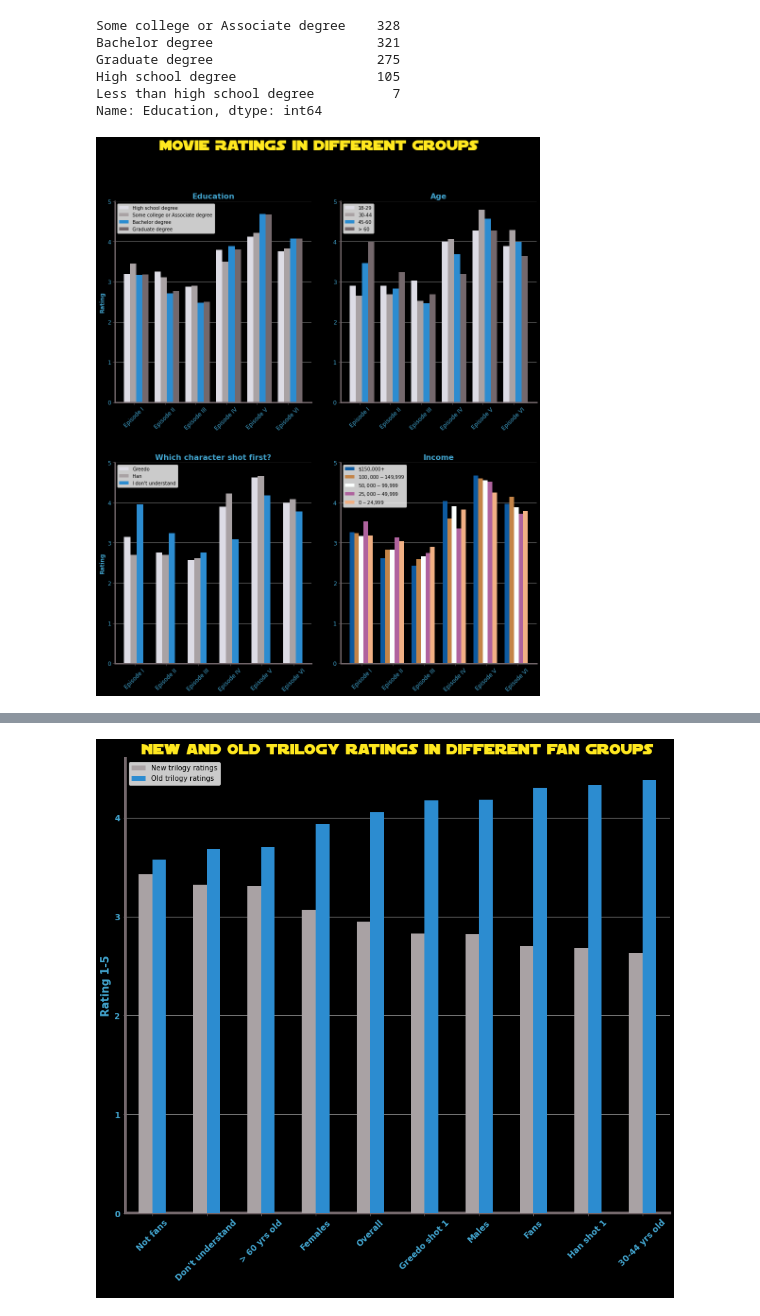
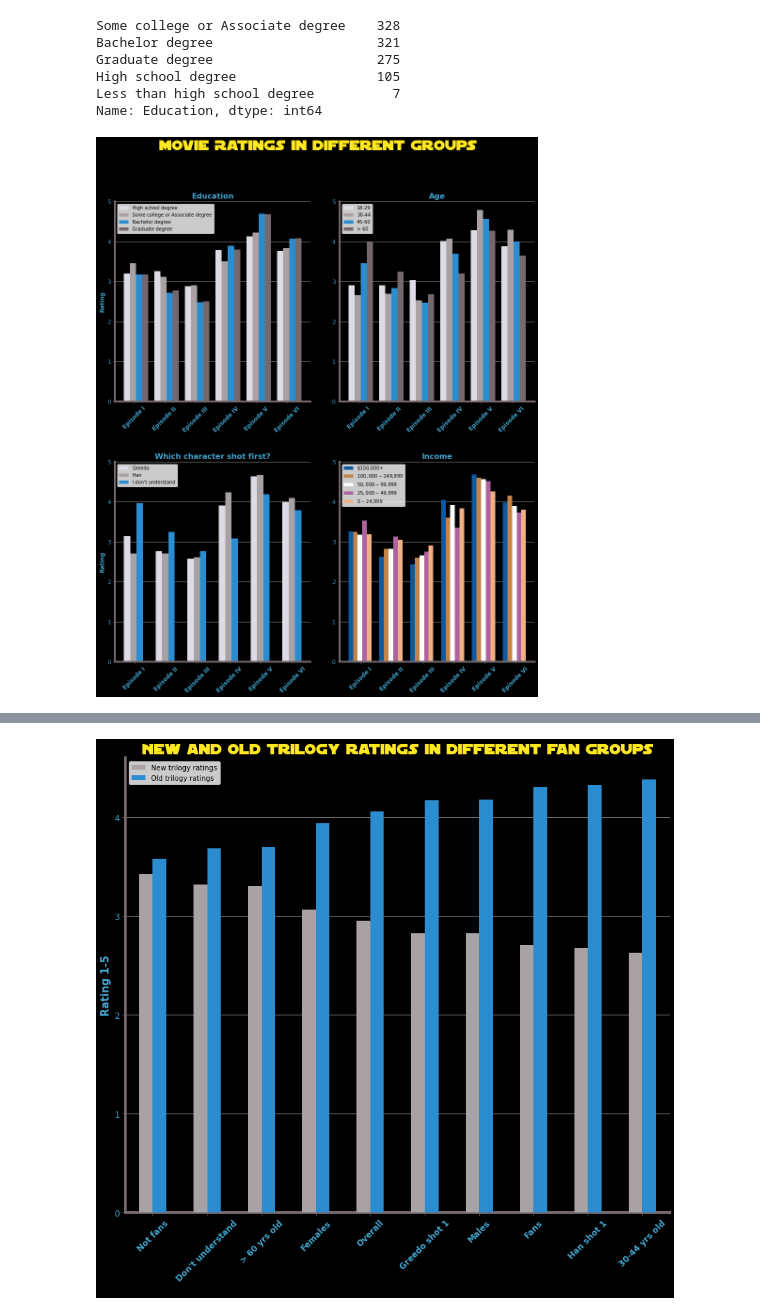
Before and after one commit to grumpyclimber/portfolio, a Jupyter notebook: star_wars/yoda.ipynb, the cells around one changed output, grey strips where cells are left out. Drawn from its saved outputs; the diff is of its cells as text; code cells hidden in the pictures.

```diff
--- a/star_wars/yoda.ipynb
+++ b/star_wars/yoda.ipynb
@@ -314,14 +333,10 @@ fig.suptitle('Summary of the data', family='SF Distant Galaxy', fontsize=32, col
 
 ax1 = plt.subplot(221)
 ax1 = star_wars['Age'].value_counts().sort_index().plot.bar()
-ax1.set_facecolor('black')
 ax1.set_xticklabels(star_wars['Age'].value_counts().sort_index().index, rotation=0, color='#43a5cf')
 ax1.set_yticks([0,100,200,300])
 ax1.set_yticklabels(['0','100','200','300'], color='#43a5cf')
 ax1.set_xlabel('Age group', color='#43a5cf', weight='heavy', size=12)
-for location in [ 'left', 'bottom']:
-            ax1.spines[location].set_linewidth(3)
-            ax1.spines[location].set_color('#74686c')
 
 ax2 = plt.subplot(222)
 patches, texts, autotexts = ax2.pie(sizes, labels=labels, autopct='%1.1f%%', startangle=90, colors=colors,
@@ -347,20 +362,17 @@ plt.legend(loc=2)
 fig.subplots_adjust(hspace=0.4, wspace=0.2)
 axes = [ax1, ax3, ax4]
 ylabels_list = ['No. of views', 'Rating', 'No. of views']
-for ax in axes:
-    for location in [ 'left', 'bottom']:
-            ax.spines[location].set_linewidth(3)
-            ax.spines[location].set_color('#74686c')
+ticklist=star_wars['Age'].value_counts().sort_index().index
+# MAGIC:
+axes_style([ax1])
+for ax in [ax1, ax3, ax4]:
     n+=1
-    ax.tick_params(labelsize=12, color='#74686c')
-    ax.set_facecolor('black')
     ax.set_title(titles[n], color='#43a5cf', weight='heavy',  size=16)
     ax.set_ylabel(ylabels_list[n], color='#43a5cf', weight='heavy', size=12)
+ax1.set_xticklabels(ticklist, rotation=0)
 axes2 = [ax3, ax4]
-for ax in axes2:
-    ax.set_xticks([0,1,2,3,4,5])
-    ax.set_xticklabels(ticks, rotation=45, color='#43a5cf')
-    plt.setp(ax.get_yticklabels(), color='#43a5cf')
-    ax.set_xlabel(None)
+ticklist=ticks
+# MAGIC:
+axes_style(axes2)
 plt.show()
 # %% [output]
@@ -487,6 +492,7 @@ list_axes = [ax1,ax2,ax3,ax4]
 fig, axes = plt.subplots(figsize=(16, 18))
 fig.patch.set_facecolor('black')
 fig.suptitle('Movie Ratings in different groups', family='SF Distant Galaxy', fontsize=32, color="#FFE81F")
+ticklist = ticks
 
 # stacked bar charts for all the groups of bar_cols list:
 for i in range(0,3):
@@ -503,43 +509,38 @@ for i in range(0,3):
           width = 0.2, label=els, color=colors[m], zorder=2)
     plt.title(col)
 
 # last bar chart (it has a different width so loop would't work on it well)
 ax4 = plt.subplot(224)
 n=-1
 width = 0.15
 # plot a bar for every educational group:
 for els in income_list:
     n+=1
     width += 0.15
     plt.bar(x + width, star_wars[star_wars['Household Income']==els][star_wars[star_wars['Household Income']==els].columns[9:15]].mean(),
           width = 0.15, label=els, color=colors2[n], zorder=2)
 plt.title('Income')
 
 # styling of all the charts:
 fig.subplots_adjust(hspace=0.3, wspace=0.15)
-for ax in list_axes + [ax4]:
-        for location in [ 'left', 'bottom']:
-                ax.spines[location].set_linewidth(3)
-                ax.spines[location].set_color('#74686c')
+list_axes2 = list_axes + [ax4]
+for ax in list_axes2:
         ax.set_ylim(0,5)
         ax.set_xticks(x + width/1.425)
-        ax.set_xticklabels(ticks, rotation=45, color='#43a5cf')
-        ax.tick_params(length=5, labelsize=12, color='#74686c')
-        plt.setp(ax.get_yticklabels(), color='#43a5cf')
-        ax.set_facecolor('black')
         ax.set_title(ax.get_title(), color='#43a5cf', weight='heavy', size=16)
         ax.legend()
         ax.grid(axis='y', zorder=0)
         ax.set_ylabel('Rating', color='#43a5cf', weight='heavy', size=12)
-
+# THE MAGIC:
+axes_style(list_axes2)
 # this is the weird part! I can't address any of the ax1-ax3 individually! Can only access them trough looping all
 # of them! so to 'turn of' the ylabel at ax2 an ax4:
 ax4.set_ylabel('Rating', color='black', weight='heavy')
 # ax4 done (its outside the main loop, so I can change it individually) BUT ax2...
 plt.text(-0.56,8.77,'Rating', color='black', weight='heavy',  size=12, rotation=90, backgroundcolor = 'black')
 plt.show()
 # %% [output]
-[figure, old version]
+[figure, new version]
 # %%
 df_new_old = pd.DataFrame({
     'Trilogy': list(star_wars.columns[-2:]),
```
Also changed, not shown: parts of 27 cells of this notebook.
